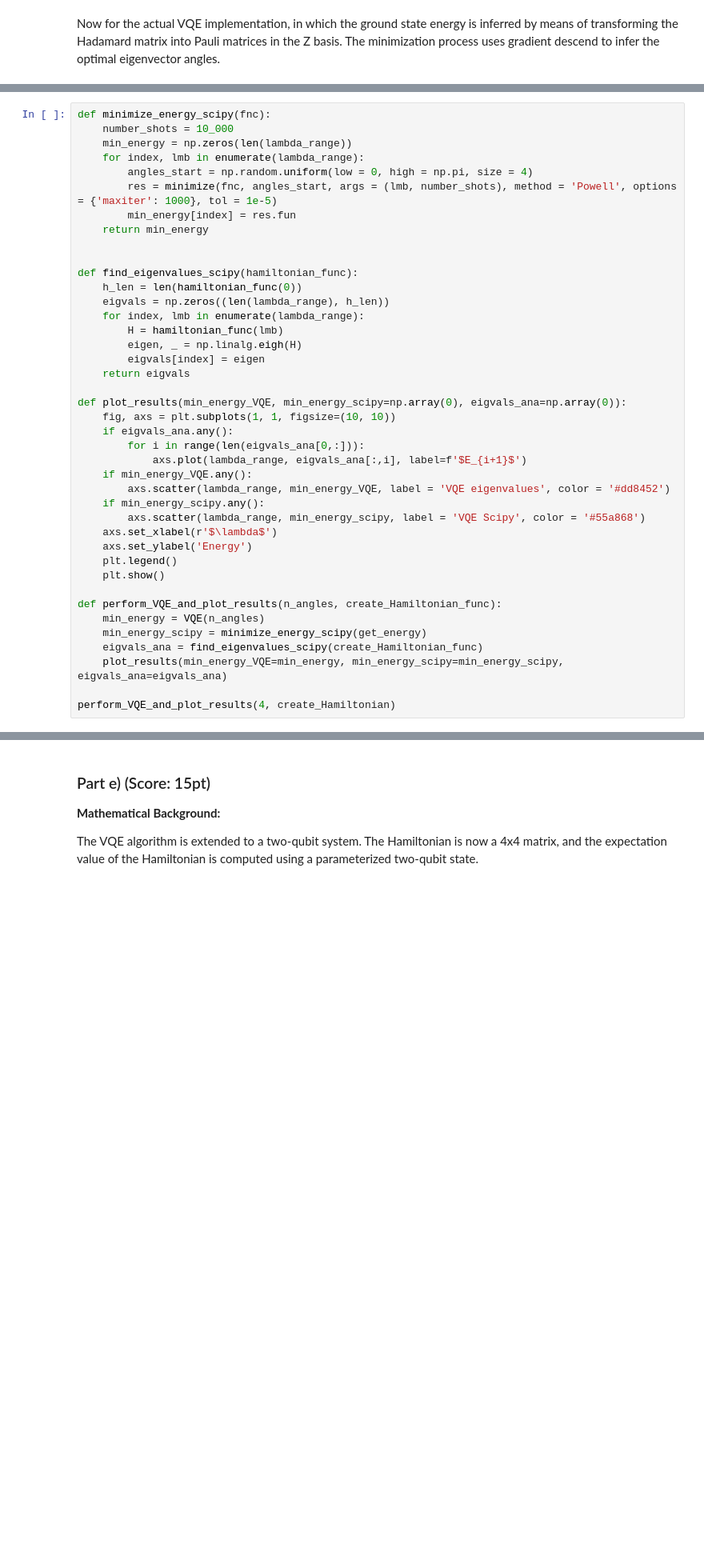
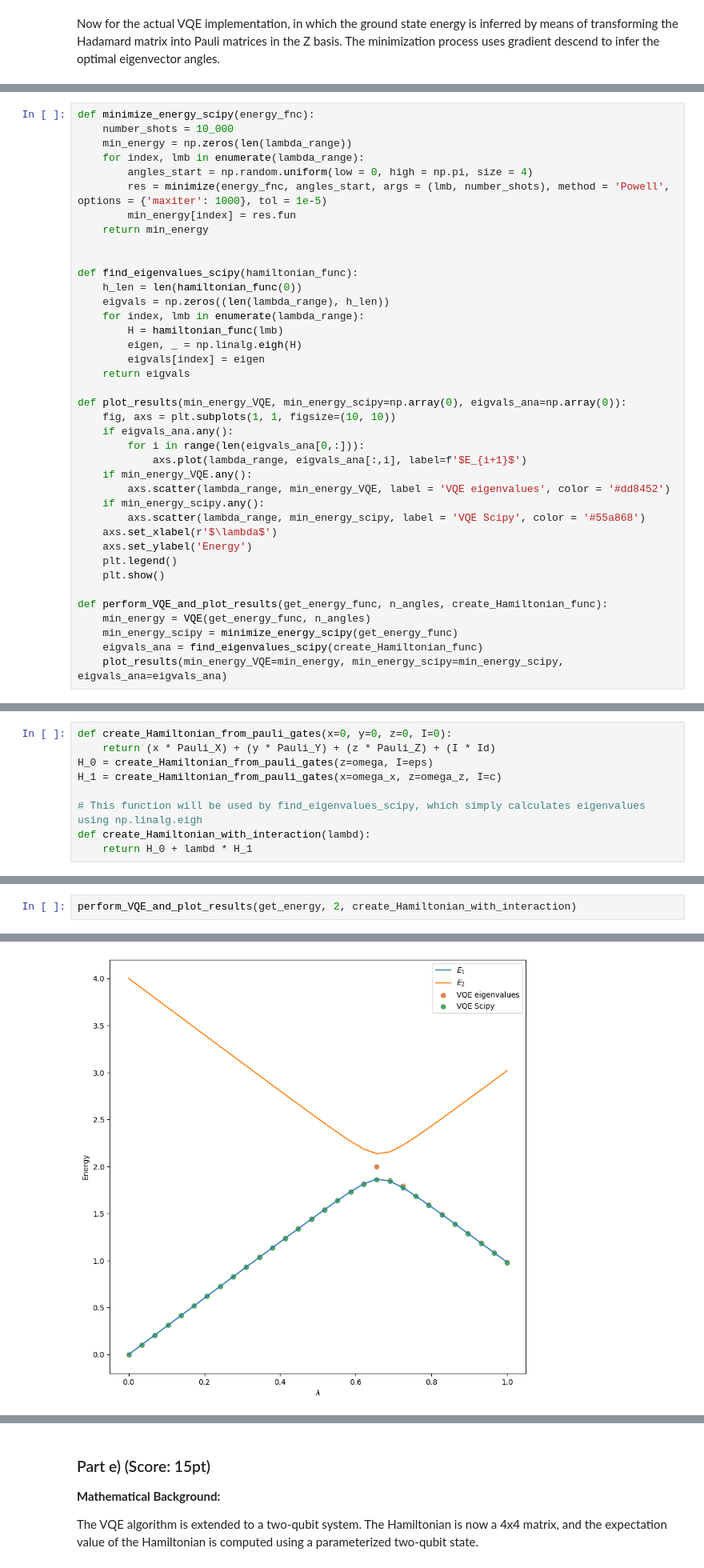
Before and after one commit to jocularvernacular/QCQML-Project1, a Jupyter notebook: project1.ipynb, the cells around one changed output, grey strips where cells are left out. Shown: that part at 80% size. Cells and saved outputs as stored; diff of their text form; blank space fills up the shorter version.

```diff
--- a/project1.ipynb
+++ b/project1.ipynb
@@ -339,10 +333,10 @@ We will also write functions which minimize the energy using a scipy minimizer,
 # %%
-def minimize_energy_scipy(fnc):
+def minimize_energy_scipy(energy_fnc):
     number_shots = 10_000
     min_energy = np.zeros(len(lambda_range))
     for index, lmb in enumerate(lambda_range):
         angles_start = np.random.uniform(low = 0, high = np.pi, size = 4)
-        res = minimize(fnc, angles_start, args = (lmb, number_shots), method = 'Powell', options = {'maxiter': 1000}, tol = 1e-5)
+        res = minimize(energy_fnc, angles_start, args = (lmb, number_shots), method = 'Powell', options = {'maxiter': 1000}, tol = 1e-5)
         min_energy[index] = res.fun
     return min_energy
 
@@ -370,10 +364,8 @@ def plot_results(min_energy_VQE, min_energy_scipy=np.array(0), eigvals_ana=np.ar
     plt.legend()
     plt.show()
 
-def perform_VQE_and_plot_results(n_angles, create_Hamiltonian_func):
-    min_energy = VQE(n_angles)
-    min_energy_scipy = minimize_energy_scipy(get_energy)
+def perform_VQE_and_plot_results(get_energy_func, n_angles, create_Hamiltonian_func):
+    min_energy = VQE(get_energy_func, n_angles)
+    min_energy_scipy = minimize_energy_scipy(get_energy_func)
     eigvals_ana = find_eigenvalues_scipy(create_Hamiltonian_func)
     plot_results(min_energy_VQE=min_energy, min_energy_scipy=min_energy_scipy, eigvals_ana=eigvals_ana)
-
-perform_VQE_and_plot_results(4, create_Hamiltonian)
@@ -398,0 +437,9 @@ Lambda = 1.0, Energy = 0.9792799999999999, Epochs = 44.0, Converged = True, Delt
+# %%
+def create_Hamiltonian_from_pauli_gates(x=0, y=0, z=0, I=0):
+    return (x * Pauli_X) + (y * Pauli_Y) + (z * Pauli_Z) + (I * Id)
+H_0 = create_Hamiltonian_from_pauli_gates(z=omega, I=eps)
+H_1 = create_Hamiltonian_from_pauli_gates(x=omega_x, z=omega_z, I=c)
+
+# This function will be used by find_eigenvalues_scipy, which simply calculates eigenvalues using np.linalg.eigh
+def create_Hamiltonian_with_interaction(lambd):
+    return H_0 + lambd * H_1
@@ -398,0 +448,3 @@ Lambda = 1.0, Energy = 0.9792799999999999, Epochs = 44.0, Converged = True, Delt
+# %%
+perform_VQE_and_plot_results(get_energy, 2, create_Hamiltonian_with_interaction)
+# %% [output]
@@ -399,3 +468,4 @@ Lambda = 1.0, Energy = 0.9792799999999999, Epochs = 44.0, Converged = True, Delt
+[figure, added]
 # %% [markdown]
 ### Part d)
 
```
Also changed, not shown: parts of 19 cells of this notebook.
